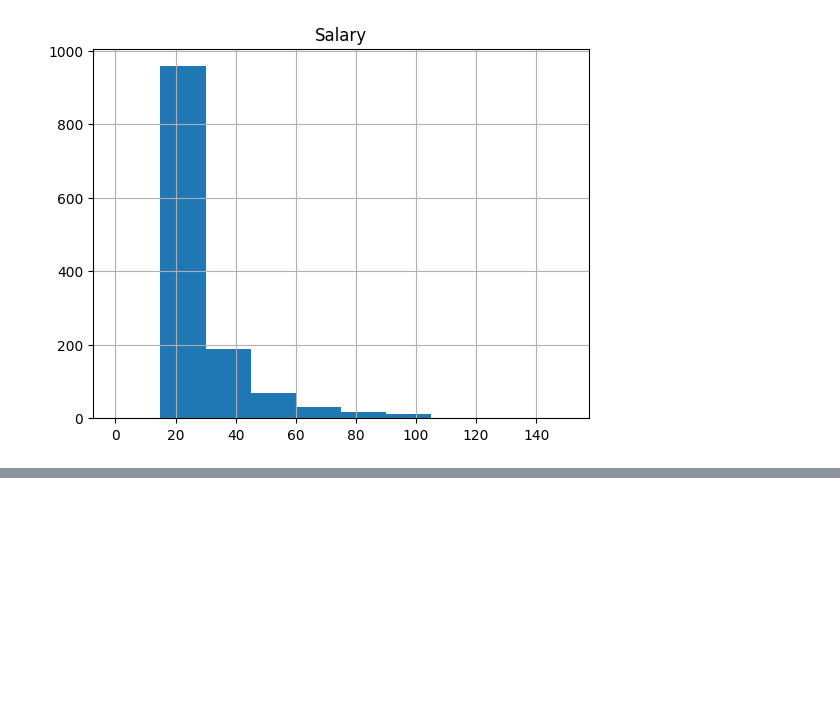
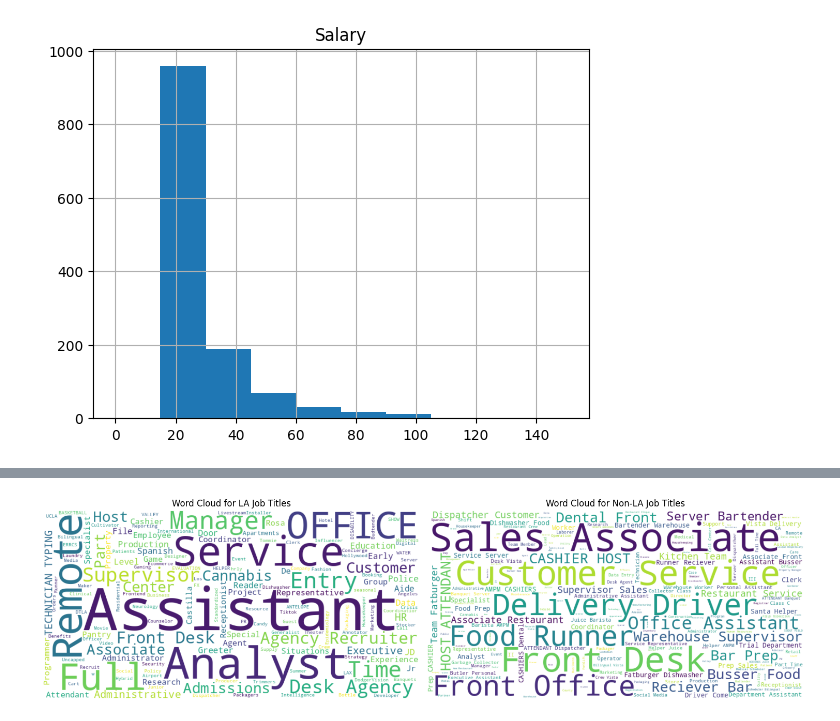
Before and after one commit to yanychoi-bot/irvine, a Jupyter notebook: src/visualize.ipynb, the cells around one changed output, grey strips where cells are left out. Cells and saved outputs as stored; diff of their text form; code cells hidden in the pictures; blank space fills up the shorter version.

```diff
--- a/src/visualize.ipynb
+++ b/src/visualize.ipynb
@@ -44,0 +139,42 @@ Maximum: 250.0
+# %%
+import pandas as pd
+from wordcloud import WordCloud
+import matplotlib.pyplot as plt
+
+# Load the CSV file
+df = pd.read_csv('jobs.csv')
+
+# Define the criterion for filtering jobs in LA - update this according to your data
+la_criterion = df['Location'].str.contains('Los Angeles', case=False, na=False)
+
+# Segment the data into two DataFrames
+la_jobs = df[la_criterion]
+non_la_jobs = df[~la_criterion]
+
+# Combine job titles into single strings for each segment
+la_titles = ' '.join(la_jobs['Title'])
+non_la_titles = ' '.join(non_la_jobs['Title'])
+
+# Create word clouds
+wordcloud_la = WordCloud(width=800, height=400, background_color='white').generate(la_titles)
+wordcloud_non_la = WordCloud(width=800, height=400, background_color='white').generate(non_la_titles)
+
+# Plotting
+plt.figure(figsize=(15, 7))
+
+# Word cloud for LA
+plt.subplot(1, 2, 1)  # 1 row, 2 columns, 1st subplot
+plt.imshow(wordcloud_la, interpolation='bilinear')
+plt.title('Word Cloud for LA Job Titles')
+plt.axis('off')
+
+# Word cloud for outside LA
+plt.subplot(1, 2, 2)  # 1 row, 2 columns, 2nd subplot
+plt.imshow(wordcloud_non_la, interpolation='bilinear')
+plt.title('Word Cloud for Non-LA Job Titles')
+plt.axis('off')
+
+plt.tight_layout()
+plt.show()
+# %% [output]
+[figure, added]
```
Also changed, not shown: parts of 10 cells of this notebook, 3 other files.
